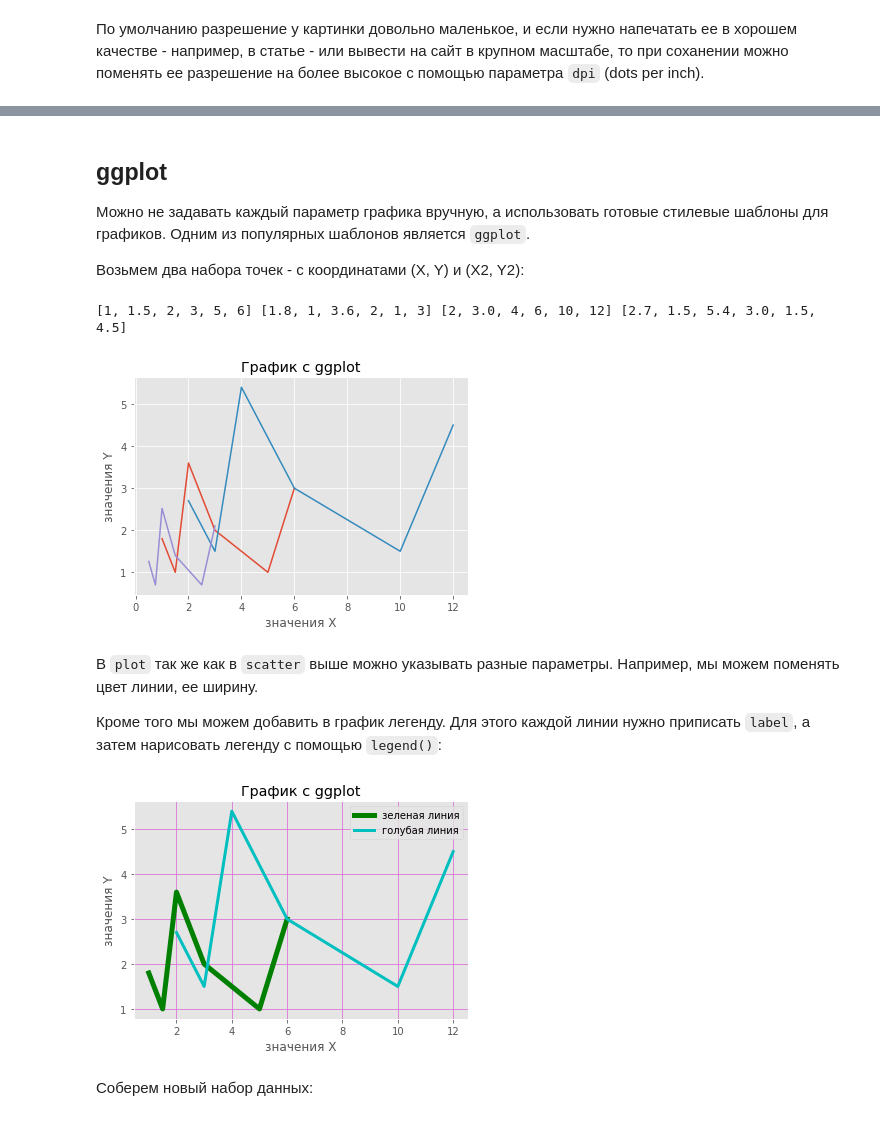
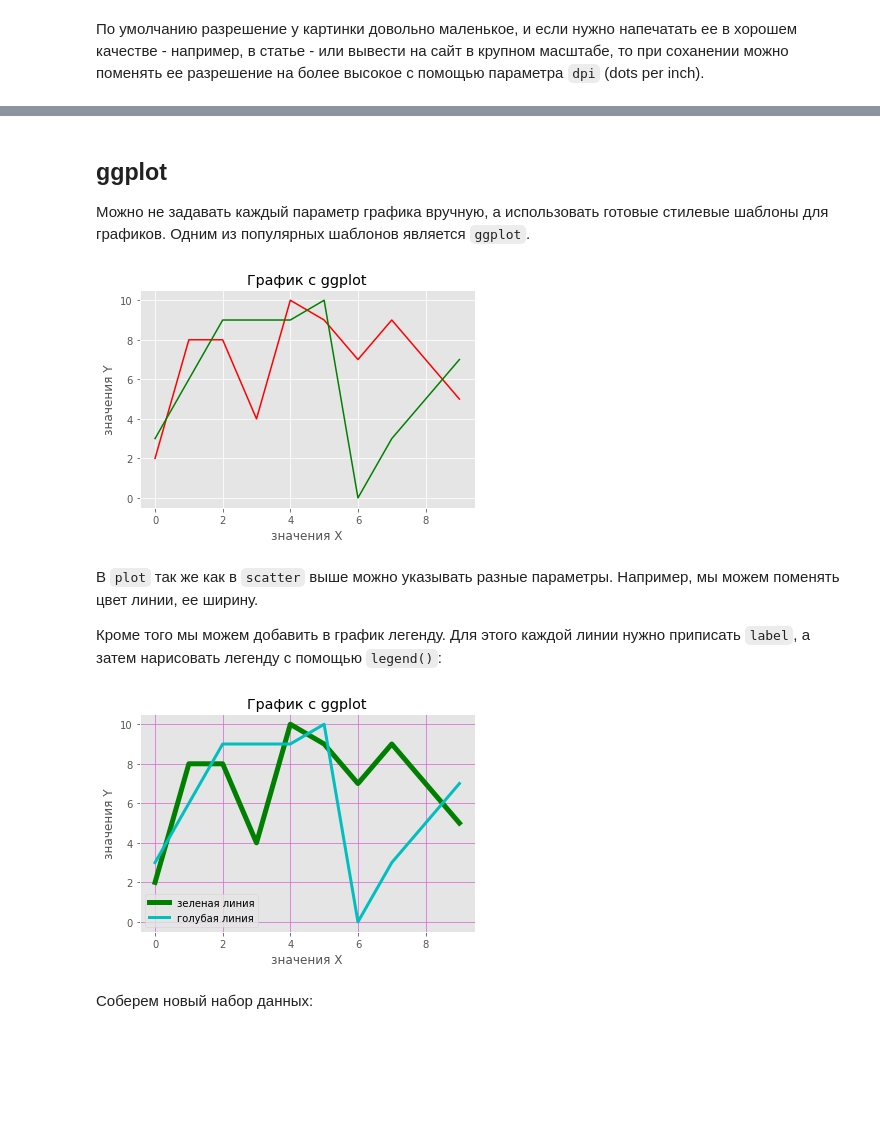
Before and after one commit to ancatmara/python-for-dh, a Jupyter notebook: Classes/14/Matplotlib.ipynb, the cells around one changed output, grey strips where cells are left out. Cells and saved outputs as stored; diff of their text form; code cells hidden in the pictures; blank space fills up the shorter version.

```diff
--- a/Classes/14/Matplotlib.ipynb
+++ b/Classes/14/Matplotlib.ipynb
@@ -190,23 +203,12 @@ plt.show()
 ## ggplot
 
 Можно не задавать каждый параметр графика вручную, а использовать готовые стилевые шаблоны для графиков. Одним из популярных шаблонов является `ggplot`.
-
-Возьмем два набора точек - с координатами (X, Y) и (X2, Y2):
-# %%
-X2 = [i*2 for i in X]
-Y2 = [i*1.5 for i in Y]
-X3 = [i*0.5 for i in X]
-Y3 = [i*0.7 for i in Y]
-print(X, Y, X2, Y2)
-# %% [output]
-[1, 1.5, 2, 3, 5, 6] [1.8, 1, 3.6, 2, 1, 3] [2, 3.0, 4, 6, 10, 12] [2.7, 1.5, 5.4, 3.0, 1.5, 4.5]
 # %%
 from matplotlib import style  # добавляем стили
 style.use('ggplot')  # выбираем стиль ggplot
 
-plt.plot(X,Y)
-plt.plot(X2, Y2)
-plt.plot(X3, Y3)
+plt.plot(range(10), A, c='r')
+plt.plot(range(10), B, c='g')
 
 plt.title('График с ggplot')
 plt.ylabel('значения Y')
@@ -214,26 +216,26 @@ plt.xlabel('значения X')
 
 plt.show()
 # %% [output]
-[figure, old version]
+[figure, new version]
 # %% [markdown]
 В `plot` так же как в `scatter` выше можно указывать разные параметры. Например, мы можем поменять цвет линии, ее ширину.
 
 Кроме того мы можем добавить в график легенду. Для этого каждой линии нужно приписать `label`, а затем нарисовать легенду с помощью `legend()`:
 # %%
-plt.plot(X, Y,'g',label='зеленая линия', linewidth=5)
-plt.plot(X2, Y2,'c',label='голубая линия',linewidth=3)
+plt.plot(range(10), A, 'g',label='зеленая линия', linewidth=5)
+plt.plot(range(10), B, 'c',label='голубая линия', linewidth=3)
 
 plt.title('График с ggplot')
 plt.ylabel('значения Y')
 plt.xlabel('значения X')
 
 plt.legend()
 
 plt.grid(True,color='orchid')  # а еще можно менять вид сетки
 
 plt.show()
 # %% [output]
-[figure, old version]
+[figure, new version]
 # %% [markdown]
 Соберем новый набор данных:
 # %%
```
Also changed, not shown: parts of 14 cells of this notebook, 2 other files.
